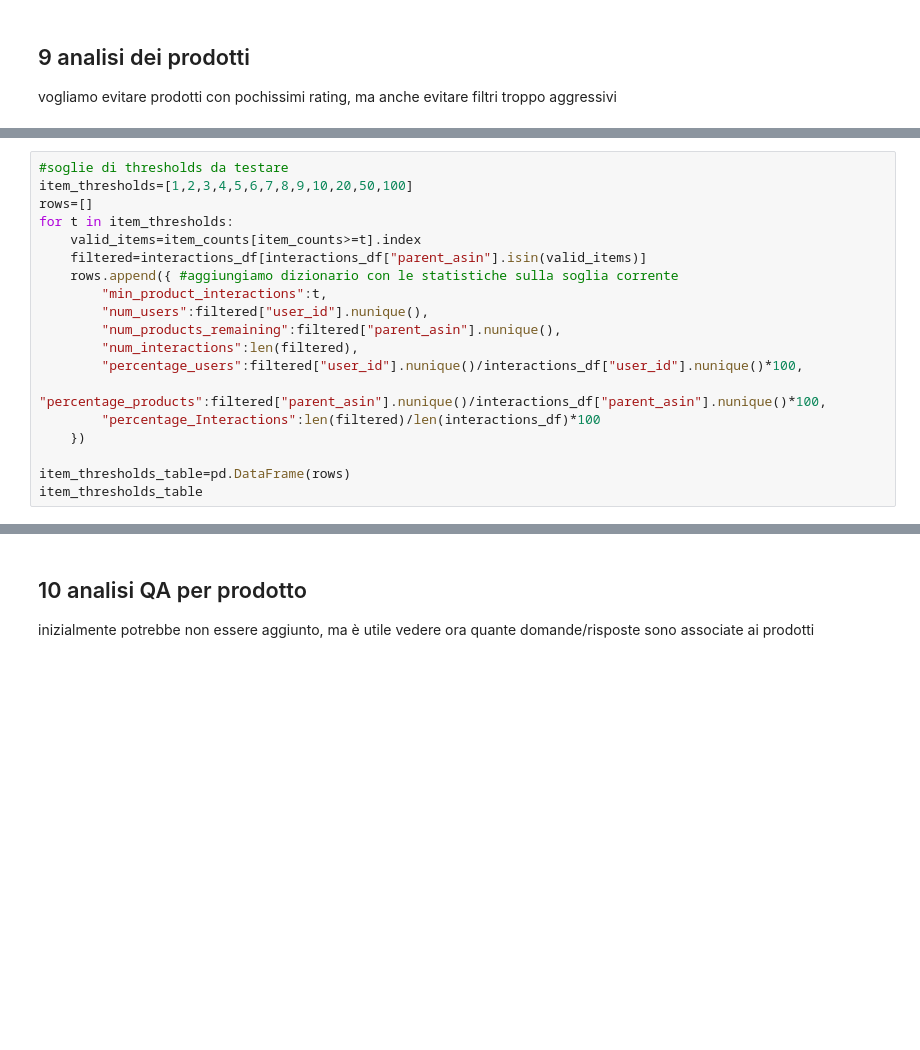
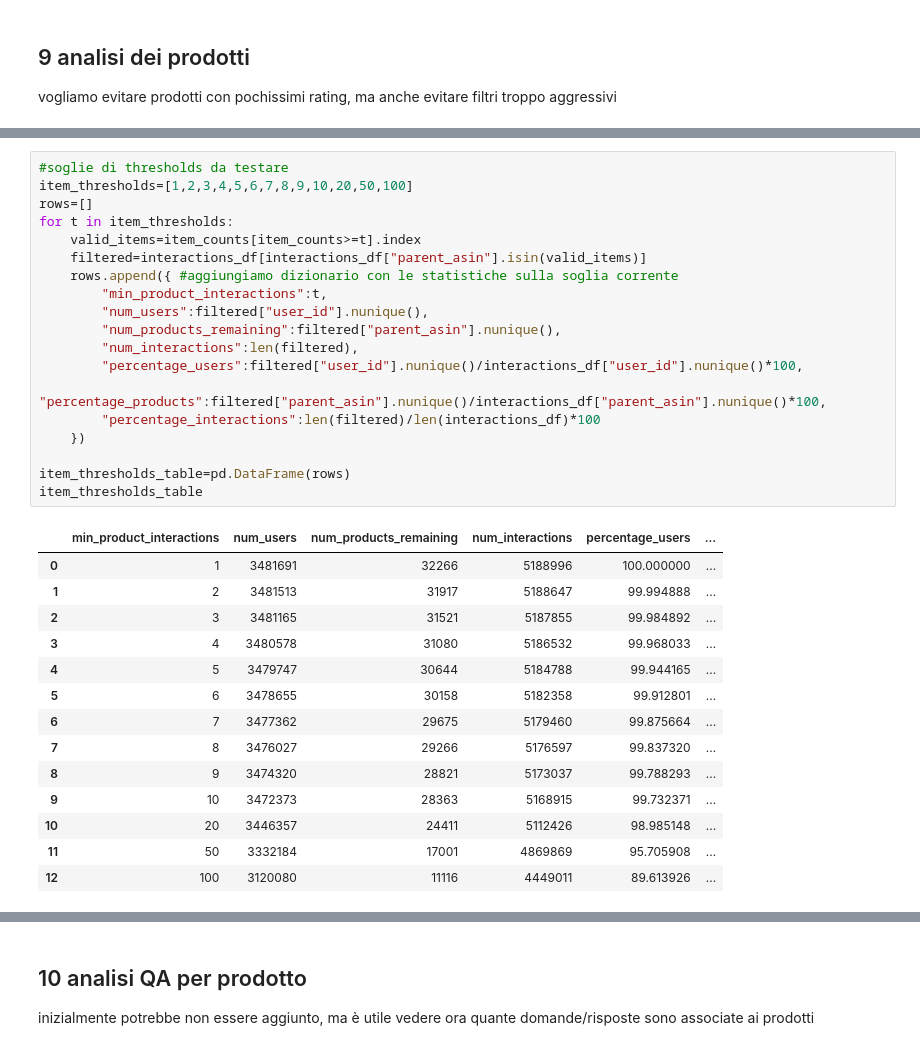
Before and after one commit to arsid2828/Tesi-ecommerce, a Jupyter notebook: notebooks/test_dataset2/02_explore_amazon_like_dataset.ipynb, the cells around one changed output, grey strips where cells are left out. Saved outputs shown, nothing was run; the diff lists cells and outputs as text; blank space fills up the shorter version.

```diff
--- a/notebooks/test_dataset2/02_explore_amazon_like_dataset.ipynb
+++ b/notebooks/test_dataset2/02_explore_amazon_like_dataset.ipynb
@@ -406,22 +527,37 @@ item_summary
 # %%
 #soglie di thresholds da testare
 item_thresholds=[1,2,3,4,5,6,7,8,9,10,20,50,100]
 rows=[]
 for t in item_thresholds:
     valid_items=item_counts[item_counts>=t].index
     filtered=interactions_df[interactions_df["parent_asin"].isin(valid_items)]
     rows.append({ #aggiungiamo dizionario con le statistiche sulla soglia corrente
         "min_product_interactions":t,
         "num_users":filtered["user_id"].nunique(),
         "num_products_remaining":filtered["parent_asin"].nunique(),
         "num_interactions":len(filtered),
         "percentage_users":filtered["user_id"].nunique()/interactions_df["user_id"].nunique()*100,
         "percentage_products":filtered["parent_asin"].nunique()/interactions_df["parent_asin"].nunique()*100,
-        "percentage_Interactions":len(filtered)/len(interactions_df)*100
+        "percentage_interactions":len(filtered)/len(interactions_df)*100
     })
 
 item_thresholds_table=pd.DataFrame(rows)
 item_thresholds_table
+# %% [output]
+|  | min_product_interactions | num_users | num_products_remaining | num_interactions | percentage_users | ... |
+| 0 | 1 | 3481691 | 32266 | 5188996 | 100.000000 | ... |
+| 1 | 2 | 3481513 | 31917 | 5188647 | 99.994888 | ... |
+| 2 | 3 | 3481165 | 31521 | 5187855 | 99.984892 | ... |
+| 3 | 4 | 3480578 | 31080 | 5186532 | 99.968033 | ... |
+| 4 | 5 | 3479747 | 30644 | 5184788 | 99.944165 | ... |
+| 5 | 6 | 3478655 | 30158 | 5182358 | 99.912801 | ... |
+| 6 | 7 | 3477362 | 29675 | 5179460 | 99.875664 | ... |
+| 7 | 8 | 3476027 | 29266 | 5176597 | 99.837320 | ... |
+| 8 | 9 | 3474320 | 28821 | 5173037 | 99.788293 | ... |
+| 9 | 10 | 3472373 | 28363 | 5168915 | 99.732371 | ... |
+| 10 | 20 | 3446357 | 24411 | 5112426 | 98.985148 | ... |
+| 11 | 50 | 3332184 | 17001 | 4869869 | 95.705908 | ... |
+| 12 | 100 | 3120080 | 11116 | 4449011 | 89.613926 | ... |
 # %%
 plt.figure(figsize=(7,4))
 counts=item_counts[item_counts>0]
```
Also changed, not shown: parts of 33 cells of this notebook, 4 other files.
